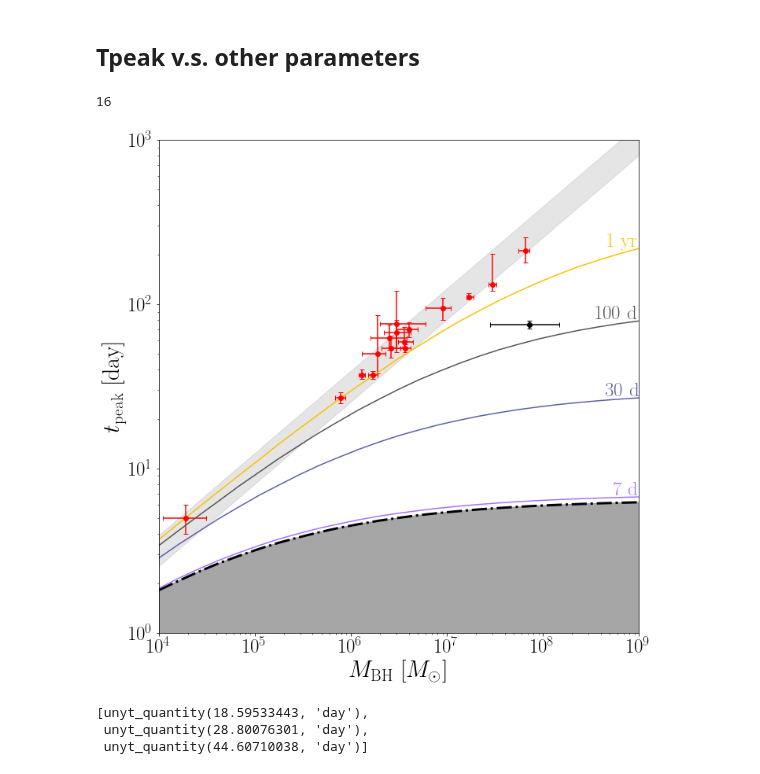
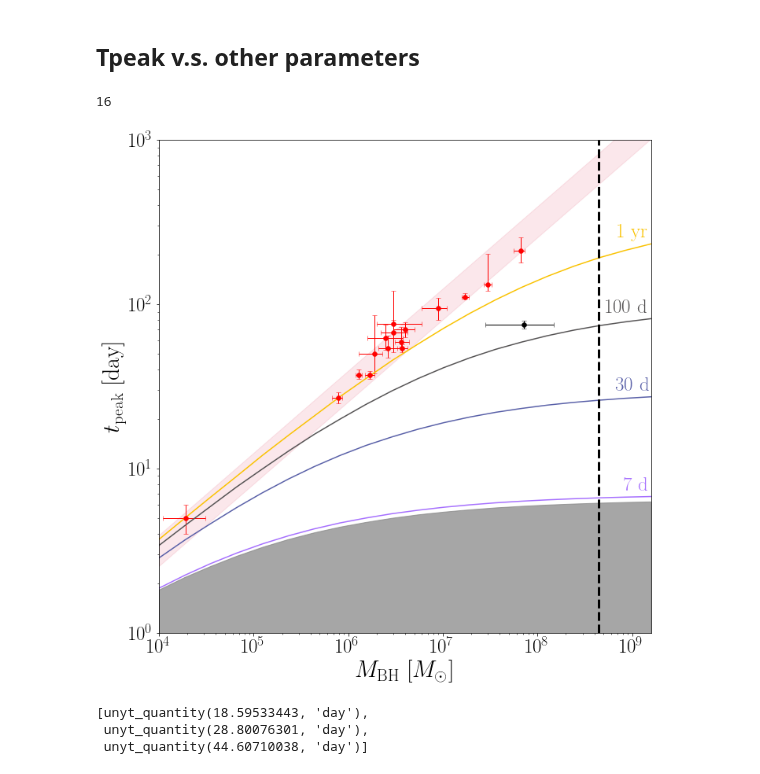
Before and after one commit to slowdivePTG/ASASSN-14ko, a Jupyter notebook: Visualization/Phase Space.ipynb, the cells around one changed output. Cells and saved outputs as stored; diff of their text form; code cells hidden in the pictures.

```diff
--- a/Visualization/Phase Space.ipynb
+++ b/Visualization/Phase Space.ipynb
@@ -48,6 +48,9 @@ plt.errorbar(M_tpeak['Mh'] * 1e6,
              yerr=tperr,
              fmt='o',
              capsize=3,
+             #markeredgecolor='k',
+             markeredgewidth=.5,
+             elinewidth=1,
              color='r')
 
 plt.errorbar(ASMh,
@@ -56,17 +59,20 @@ plt.errorbar(ASMh,
              yerr=[[AStpelo], [AStpeup]],
              fmt='o',
              capsize=3,
+             markeredgecolor='k',
+             markeredgewidth=.5,
+             elinewidth=1,
              color='k')
 
-q_range = np.logspace(4, 9, 25)
+q_range = np.logspace(4, 9.2, 20)
 F = os.listdir('../../STARS_library/retrieval/m1.0_t0.445/')
 tde1 = [TDE(q=q, file='1.000.dat') for q in q_range]
 tde4 = [TDE(q=q, file='4.000.dat', beta=4) for q in q_range]
 plt.fill_between(q_range,
                  y1=[tde.Tpeak for tde in tde1],
                  y2=[tde.Tpeak for tde in tde4],
-                 color='grey',
-                 alpha=0.2)
+                 color='crimson',
+                 alpha=0.1)
 
 '''tdel = [TDE(beta=2, file='2.000.dat', DIR=Input + 'm10.0_t0.0' + '/', q=q) for q in q_range]
 tdeu = [TDE(beta=0.6, file='0.600.dat', DIR=Input + 'm3.0_t0.0' + '/', q=q) for q in q_range]
@@ -76,10 +82,10 @@ plt.fill_between(q_range,
                  color='grey',
                  alpha=0.2)'''
 tde_cri = [TDE(q=q, Ecc=e_cri_5, file='1.000.dat') for q in q_range]
-plt.loglog(q_range, [tde.Tpeak for tde in tde_cri],
+'''plt.loglog(q_range, [tde.Tpeak for tde in tde_cri],
            color='k',
            linestyle='-.',
-           linewidth=3)
+           linewidth=3)'''
 plt.fill_between(q_range, [tde.Tpeak for tde in tde_cri],
                  color='grey',
                  alpha=0.7)
@@ -87,37 +93,39 @@ plt.fill_between(q_range, [tde.Tpeak for tde in tde_cri],
 P_range = np.array([7, 30, 100, 365.25]) * u.day
 Ecc = P2Ecc(P_range)
 
 cmap = cm.get_cmap('Haze', 4)
 
 S = [None, None, None, '$1\ \mathrm{yr}$']
 
 for level, ecc in enumerate(Ecc):
     tde_temp = [TDE(q=q, Ecc=ecc, file='1.000.dat') for q in q_range]
     plt.loglog(q_range, [tde.Tpeak for tde in tde_temp], color=cmap(level))
     if S[level] == None:
         s = '${:.0f}$'.format(P_range[level].v) + '$\ \mathrm{d}$'
     else:
         s = S[level]
-    plt.text(x=q_range[-1],
-             y=tde_temp[-1].Tpeak * 1.03,
+    plt.text(x=q_range[-1] * 0.95,
+             y=tde_temp[-1].Tpeak * 1.1,
              s=s,
              fontsize=25,
              ha='right',
              color=cmap(level))
     '''Tpeak_ratio_analyt_temp = ((1 - ecc) * q_range**(1 / 3) / 2 + 1)**(-3 / 2)
     plt.loglog(q_range, [tde.Tpeak for tde in tde0] * Tpeak_ratio_analyt_temp,
                color=cmap(level),
                linestyle=':')'''
-plt.xlim(1e4, 1e9)
+
+plt.axvline(10**8.65, color='k', linestyle='--', linewidth=3) #upper limit of BH mass
+plt.xlim(1e4, 10**(9.2))
 plt.ylim(1e0, 1e3)
 plt.ylabel('$t_\mathrm{peak}\ \mathrm{[day]}$', fontsize=30)
 plt.xlabel('$M_\mathrm{BH}\ [M_\odot]$', fontsize=30)
 plt.gca().tick_params(labelsize=25)
 plt.tight_layout()
 plt.savefig('Tp_q.pdf', bbox_inches='tight')
 # %% [output]
 16
-[figure, old version]
+[figure, new version]
 # %%
 Q = 10**np.array([6.36 - 0.38, 6.36, 6.36 + 0.38])
 tde = [
```
Also changed, not shown: 3 other files.
